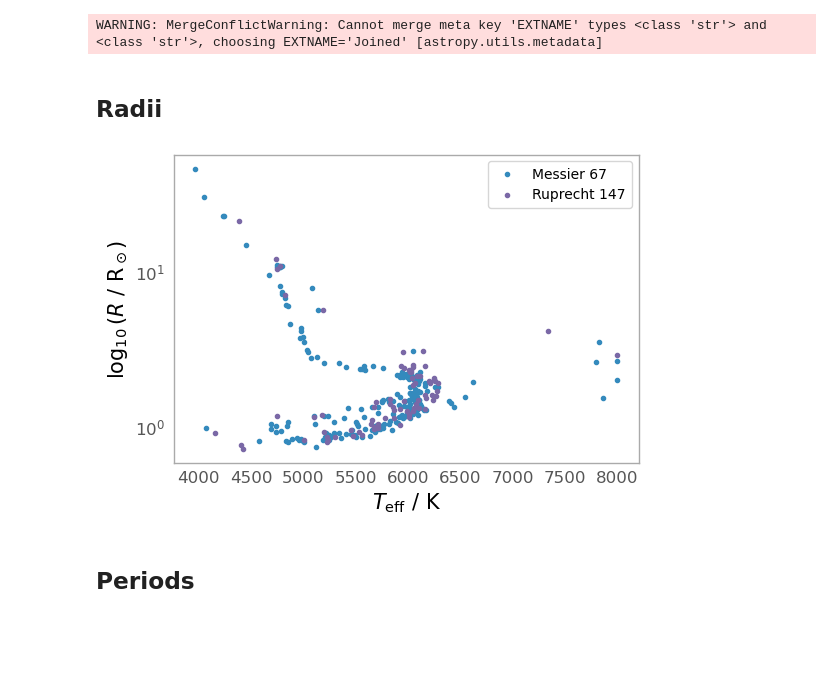
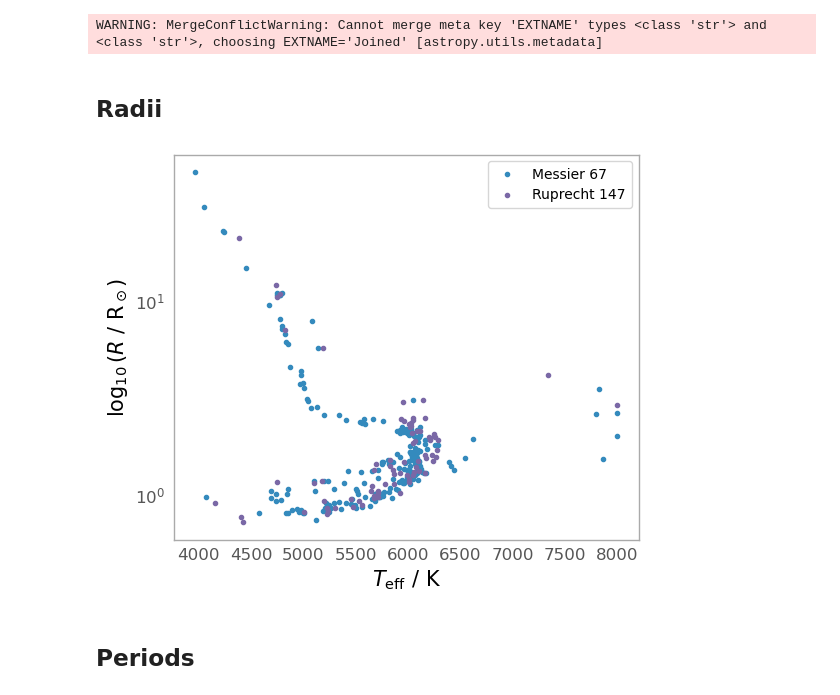
Before and after one commit to Rhianna2/Rhianna_ASTR3005, a Jupyter notebook: project_work.ipynb, the cells around one changed output. Cells and saved outputs as stored; diff of their text form; code cells hidden in the pictures; blank space fills up the shorter version.

```diff
--- a/project_work.ipynb
+++ b/project_work.ipynb
@@ -13,14 +13,14 @@ Gaudin2023_R147 = Table.read('J_A+A_644_A16_periods.fits')
 GALAH_M67 = Table.read('M67_allstar_join.fits')
 GALAH_R147 = Table.read('R147_allstar_join.fits')
 
-#GALAH_M67['gaiadr3_source_id'].name = 'GaiaDR3'
+GALAH_M67['gaiadr3_source_id'].name = 'GaiaDR3'
+GALAH_R147['gaiadr3_source_id'].name = 'GaiaDR2'
 
 
-Gaudin_GALAH_M67 = join(a,b,keys = 'GaiaDR3')
+Gaudin_GALAH_M67 = join(Gaudin2023_M67,GALAH_M67,keys = 'GaiaDR3')
+Gaudin_GALAH_R147 = join(Gaudin2023_R147,GALAH_R147,keys = 'GaiaDR2')
 # %% [output]
 WARNING: MergeConflictWarning: Cannot merge meta key 'EXTNAME' types <class 'str'> and <class 'str'>, choosing EXTNAME='Joined' [astropy.utils.metadata]
 # %%
 GALAH_M67['Radius'] = np.sqrt(GALAH_M67['mass'] / 10**(GALAH_M67['logg'] -4.438))
 GALAH_R147['Radius'] = np.sqrt(GALAH_R147['mass'] / 10**(GALAH_R147['logg'] -4.438))
-# %% [markdown]
-## Radii
@@ -27,16 +30,19 @@ GALAH_R147['Radius'] = np.sqrt(GALAH_R147['mass'] / 10**(GALAH_R147['logg'] -4.4
+# %% [markdown]
+## Radii
 # %%
-plt.figure(figsize = [6,4])
+plt.figure(figsize = [6,5])
 plt.scatter(GALAH_M67['teff'], GALAH_M67['Radius'], label='Messier 67', marker='.')
 plt.scatter(GALAH_R147['teff'], GALAH_R147['Radius'], label='Ruprecht 147', marker='.')
 plt.xlabel(r'$T_\mathrm{eff}~/~\mathrm{K}$', fontsize=15)
 plt.ylabel(r'$\log_{10} \left( R~/~\mathrm{R_\odot}\right)$', fontsize=15)
 
 plt.yscale('log')  # Set the y-axis to logarithmic scale
 plt.legend(fontsize =10)  # Add legend if you have multiple scatter plots
 plt.tight_layout
 plt.grid(False)
+plt.savefig('logR_vs_T.png', dpi=200, bbox_inches="tight")
 plt.show()
 # %% [output]
-[figure, old version]
+[figure, new version]
-# %% [markdown]
-## Periods
+# %% [markdown]
+## Periods
```
Also changed, not shown: parts of 4 cells of this notebook.
